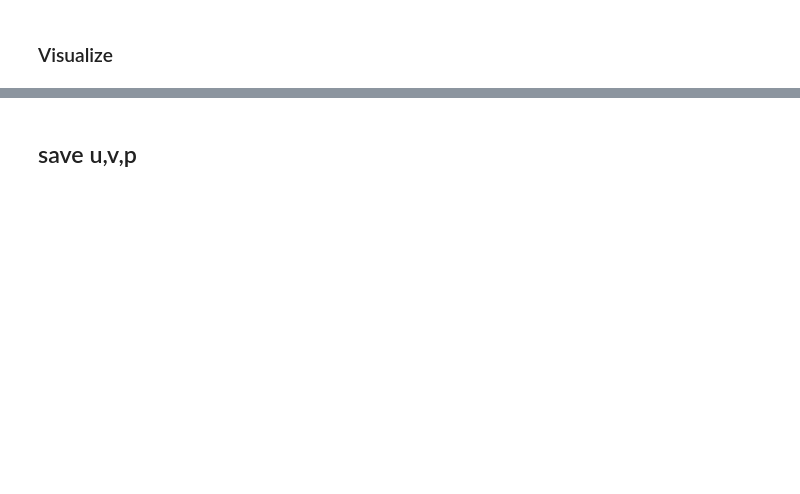
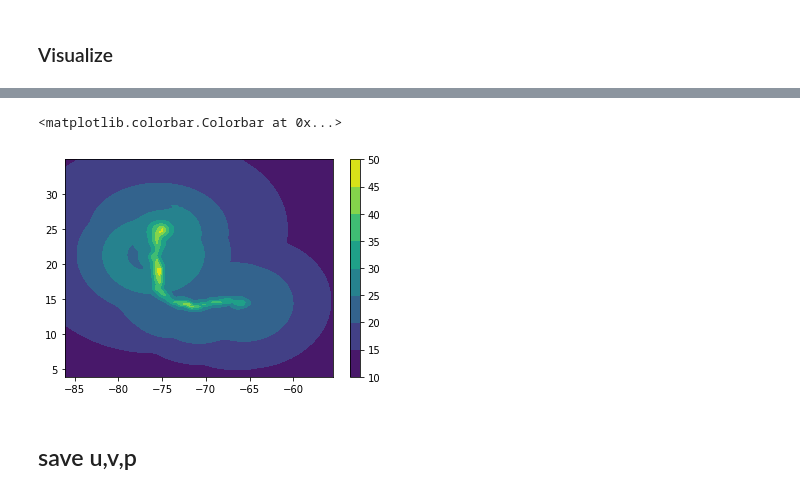
Before and after one commit to ec-jrc/pyStorms, a Jupyter notebook: Output.ipynb, the cells around one changed output, grey strips where cells are left out. Cells and saved outputs as stored; diff of their text form; code cells hidden in the pictures; blank space fills up the shorter version.

Commit message:
correct long range holland behaviour

```diff
--- a/Output.ipynb
+++ b/Output.ipynb
@@ -221,2 +227,2 @@ tc5 = tc.resample('5min').mean()
 # %%
-tc5.interpolate(method='linear')
+tc5=tc5.interpolate(method='linear')
@@ -243,2 +229,25 @@ tc5.interpolate(method='linear')
+# %%
+ux=[]
+uy=[]
+pp=[]
+for i in range(tc5.shape[0]):
+    bh,kh,dph,rmaxh,vtx,vty = tc5.ix[i,['b','k','dph','rmaxh','vtrx','vtry']]
+    zx,zy,pr=hvel2d(q1,q2,tc5.lon[i],tc5.lat[i])
+    ux.append(zx)
+    uy.append(zy)
+    pp.append(pr)
+# %%
+ux = np.array(ux)
+uy = np.array(uy)
+pp = np.array(pp)
+# %%
+vel=np.sqrt(ux**2+uy**2)
+# %%
+#print the wind swath
+plt.contourf(q1,q2,np.amax(vel,axis=0))
+plt.colorbar()
+# %% [output]
+<matplotlib.colorbar.Colorbar at 0x...>
+[figure, added]
 # %% [markdown]
 ## save u,v,p
```
Also changed, not shown: parts of 18 cells of this notebook, 4 other files.
